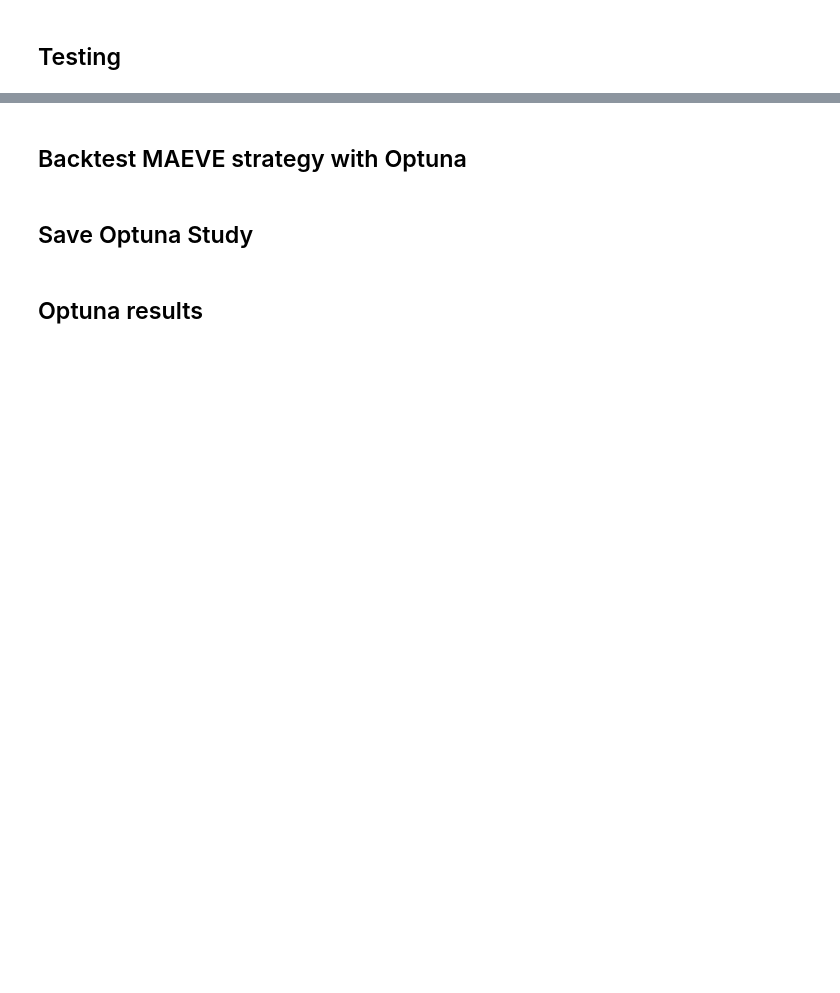
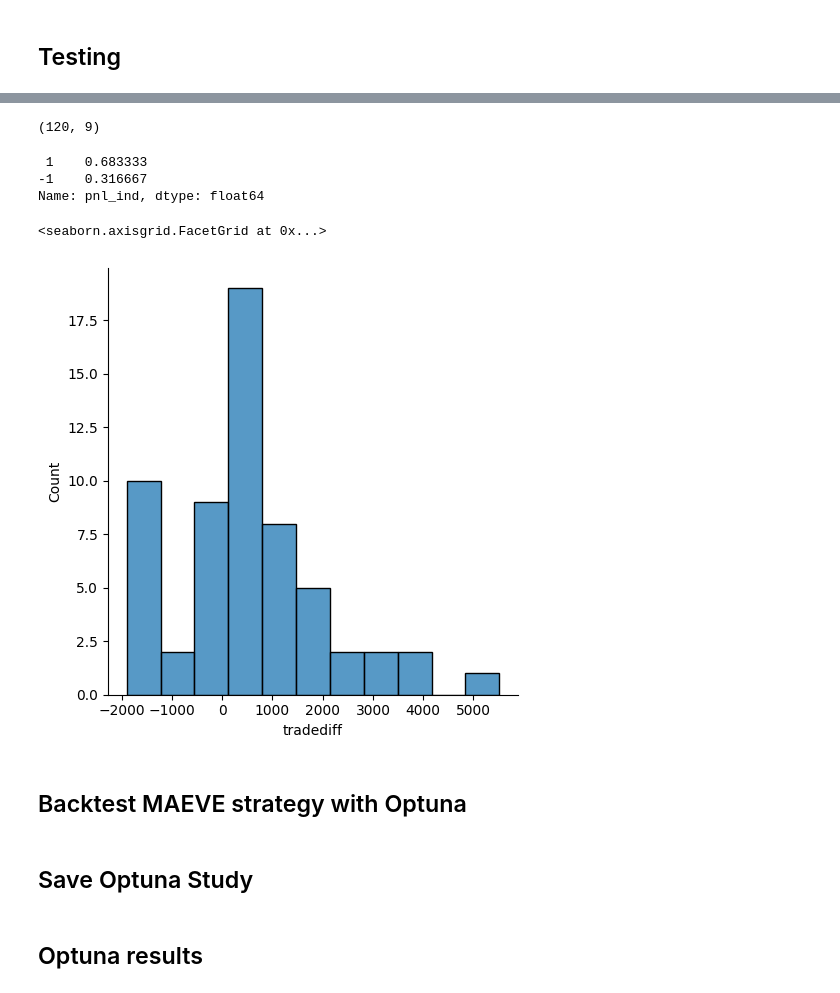
Before and after one commit to Illidan7/MAEVE-II, a Jupyter notebook: 2_Backtesting/Notebooks/MAEVE_v2/MAEVE2_t3_backtest.ipynb, the cells around one changed output, grey strips where cells are left out. Cells and saved outputs as stored; diff of their text form; code cells hidden in the pictures; blank space fills up the shorter version.

Commit message:
Explore MAEVE2 backtest trades

```diff
--- a/2_Backtesting/Notebooks/MAEVE_v2/MAEVE2_t3_backtest.ipynb
+++ b/2_Backtesting/Notebooks/MAEVE_v2/MAEVE2_t3_backtest.ipynb
@@ -98,3 +126,23 @@ len(trades_df['alltime'])
+# %%
+temp = trades_df['alltime'].copy()
+temp['tradediff'] = temp['profit/loss'].diff()
+
+temp['pnl_ind'] = np.where(temp['tradediff'] > 0, 1, -1)
+
+temp.shape
+# %% [output]
+(120, 9)
+# %%
+temp[temp['tradeType'] == 'sell']['pnl_ind'].value_counts(normalize=True)
+# %% [output]
+ 1    0.683333
+-1    0.316667
+Name: pnl_ind, dtype: float64
+# %%
+sns.displot(temp[temp['tradeType'] == 'sell']['tradediff'])
+# %% [output]
+<seaborn.axisgrid.FacetGrid at 0x...>
+[figure, added]
 # %%
 figs['alltime']
 # %% [markdown]
```
Also changed, not shown: parts of 6 cells of this notebook.
